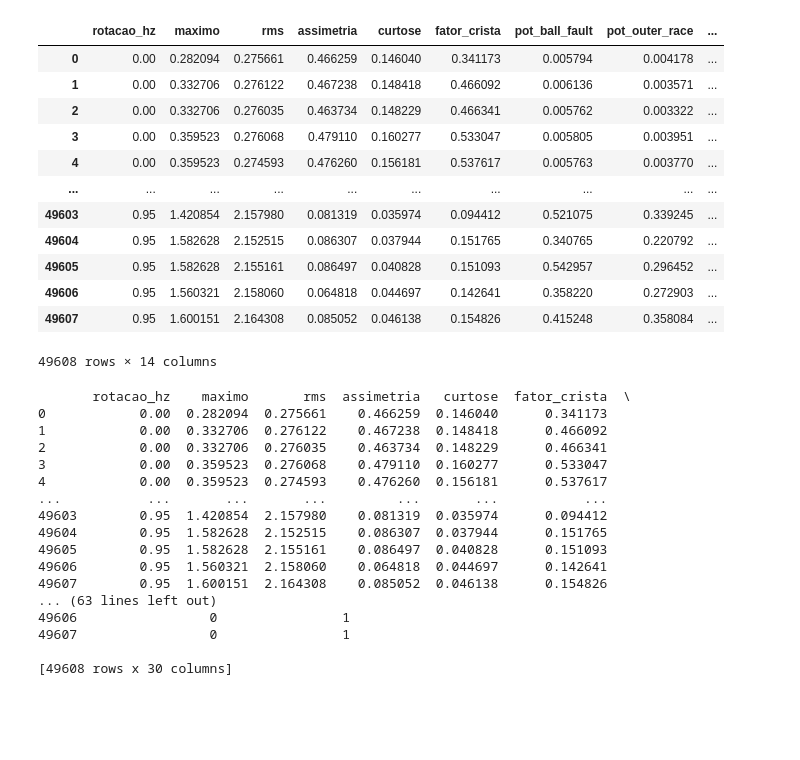
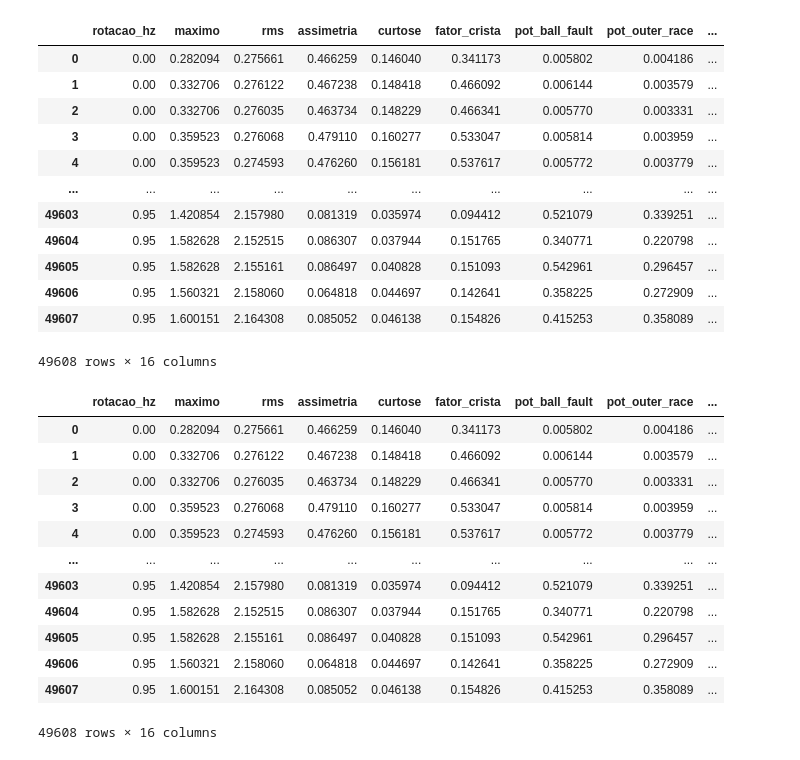
Before and after one commit to dossleo/ProjetoFinal_LeoanrdoPacheco_UFRJ_LAVI, a Jupyter notebook: teste_multiclass_classification.ipynb, the cells around one changed output. Cells and saved outputs as stored; diff of their text form; code cells hidden in the pictures; blank space fills up the shorter version.

Commit message:
modificação nos testes

```diff
--- a/teste_multiclass_classification.ipynb
+++ b/teste_multiclass_classification.ipynb
@@ -4,7 +4,7 @@ from models import get_raw_data
 
 import pandas as pd
 # %%
-pasta = 'database/dados_tratados/harmonicos_teste'
+pasta = 'database/dados_tratados/harmonicos_1'
 arquivo = 'Dados_Normalizados.csv'
 # %%
 df = get_raw_data.GetData(pasta,arquivo).GetDataframe()
@@ -12,15 +12,15 @@ df = get_raw_data.GetData(pasta,arquivo).GetDataframe()
 df
 # %% [output]
 |  | rotacao_hz | maximo | rms | assimetria | curtose | fator_crista | pot_ball_fault | pot_outer_race | ... |
-| 0 | 0.00 | 0.282094 | 0.275661 | 0.466259 | 0.146040 | 0.341173 | 0.005794 | 0.004178 | ... |
-| 1 | 0.00 | 0.332706 | 0.276122 | 0.467238 | 0.148418 | 0.466092 | 0.006136 | 0.003571 | ... |
-| 2 | 0.00 | 0.332706 | 0.276035 | 0.463734 | 0.148229 | 0.466341 | 0.005762 | 0.003322 | ... |
-| 3 | 0.00 | 0.359523 | 0.276068 | 0.479110 | 0.160277 | 0.533047 | 0.005805 | 0.003951 | ... |
-| 4 | 0.00 | 0.359523 | 0.274593 | 0.476260 | 0.156181 | 0.537617 | 0.005763 | 0.003770 | ... |
+| 0 | 0.00 | 0.282094 | 0.275661 | 0.466259 | 0.146040 | 0.341173 | 0.005802 | 0.004186 | ... |
+| 1 | 0.00 | 0.332706 | 0.276122 | 0.467238 | 0.148418 | 0.466092 | 0.006144 | 0.003579 | ... |
+| 2 | 0.00 | 0.332706 | 0.276035 | 0.463734 | 0.148229 | 0.466341 | 0.005770 | 0.003331 | ... |
+| 3 | 0.00 | 0.359523 | 0.276068 | 0.479110 | 0.160277 | 0.533047 | 0.005814 | 0.003959 | ... |
+| 4 | 0.00 | 0.359523 | 0.274593 | 0.476260 | 0.156181 | 0.537617 | 0.005772 | 0.003779 | ... |
 | ... | ... | ... | ... | ... | ... | ... | ... | ... | ... |
-| 49603 | 0.95 | 1.420854 | 2.157980 | 0.081319 | 0.035974 | 0.094412 | 0.521075 | 0.339245 | ... |
-| 49604 | 0.95 | 1.582628 | 2.152515 | 0.086307 | 0.037944 | 0.151765 | 0.340765 | 0.220792 | ... |
-| 49605 | 0.95 | 1.582628 | 2.155161 | 0.086497 | 0.040828 | 0.151093 | 0.542957 | 0.296452 | ... |
-| 49606 | 0.95 | 1.560321 | 2.158060 | 0.064818 | 0.044697 | 0.142641 | 0.358220 | 0.272903 | ... |
-| 49607 | 0.95 | 1.600151 | 2.164308 | 0.085052 | 0.046138 | 0.154826 | 0.415248 | 0.358084 | ... |
+| 49603 | 0.95 | 1.420854 | 2.157980 | 0.081319 | 0.035974 | 0.094412 | 0.521079 | 0.339251 | ... |
+| 49604 | 0.95 | 1.582628 | 2.152515 | 0.086307 | 0.037944 | 0.151765 | 0.340771 | 0.220798 | ... |
+| 49605 | 0.95 | 1.582628 | 2.155161 | 0.086497 | 0.040828 | 0.151093 | 0.542961 | 0.296457 | ... |
+| 49606 | 0.95 | 1.560321 | 2.158060 | 0.064818 | 0.044697 | 0.142641 | 0.358225 | 0.272909 | ... |
+| 49607 | 0.95 | 1.600151 | 2.164308 | 0.085052 | 0.046138 | 0.154826 | 0.415253 | 0.358089 | ... |
-49608 rows × 14 columns
+49608 rows × 16 columns
@@ -81,26 +27,18 @@ defeitos = [
-# %%
-
-for defeito in defeitos:
-# Adicionando uma nova coluna com valores condicionais
-    df[defeito] = df.apply(lambda row: 1 if row['defeito'] == defeito else 0, axis=1)
-
-print(df)
-# %% [output]
-       rotacao_hz    maximo       rms  assimetria   curtose  fator_crista  \
-0            0.00  0.282094  0.275661    0.466259  0.146040      0.341173
-1            0.00  0.332706  0.276122    0.467238  0.148418      0.466092
-2            0.00  0.332706  0.276035    0.463734  0.148229      0.466341
-3            0.00  0.359523  0.276068    0.479110  0.160277      0.533047
-4            0.00  0.359523  0.274593    0.476260  0.156181      0.537617
-...           ...       ...       ...         ...       ...           ...
-49603        0.95  1.420854  2.157980    0.081319  0.035974      0.094412
-49604        0.95  1.582628  2.152515    0.086307  0.037944      0.151765
-49605        0.95  1.582628  2.155161    0.086497  0.040828      0.151093
-49606        0.95  1.560321  2.158060    0.064818  0.044697      0.142641
-49607        0.95  1.600151  2.164308    0.085052  0.046138      0.154826
-... (63 lines left out)
-49606                 0                1
-49607                 0                1
-
-[49608 rows x 30 columns]
+# %%
+df = gerar_dataframe_classificacao.GerarDataframe(df).Get()
+df
+# %% [output]
+|  | rotacao_hz | maximo | rms | assimetria | curtose | fator_crista | pot_ball_fault | pot_outer_race | ... |
+| 0 | 0.00 | 0.282094 | 0.275661 | 0.466259 | 0.146040 | 0.341173 | 0.005802 | 0.004186 | ... |
+| 1 | 0.00 | 0.332706 | 0.276122 | 0.467238 | 0.148418 | 0.466092 | 0.006144 | 0.003579 | ... |
+| 2 | 0.00 | 0.332706 | 0.276035 | 0.463734 | 0.148229 | 0.466341 | 0.005770 | 0.003331 | ... |
+| 3 | 0.00 | 0.359523 | 0.276068 | 0.479110 | 0.160277 | 0.533047 | 0.005814 | 0.003959 | ... |
+| 4 | 0.00 | 0.359523 | 0.274593 | 0.476260 | 0.156181 | 0.537617 | 0.005772 | 0.003779 | ... |
+| ... | ... | ... | ... | ... | ... | ... | ... | ... | ... |
+| 49603 | 0.95 | 1.420854 | 2.157980 | 0.081319 | 0.035974 | 0.094412 | 0.521079 | 0.339251 | ... |
+| 49604 | 0.95 | 1.582628 | 2.152515 | 0.086307 | 0.037944 | 0.151765 | 0.340771 | 0.220798 | ... |
+| 49605 | 0.95 | 1.582628 | 2.155161 | 0.086497 | 0.040828 | 0.151093 | 0.542961 | 0.296457 | ... |
+| 49606 | 0.95 | 1.560321 | 2.158060 | 0.064818 | 0.044697 | 0.142641 | 0.358225 | 0.272909 | ... |
+| 49607 | 0.95 | 1.600151 | 2.164308 | 0.085052 | 0.046138 | 0.154826 | 0.415253 | 0.358089 | ... |
+49608 rows × 16 columns
 # %%
```
Also changed, not shown: parts of 17 cells of this notebook, 1 other file.
